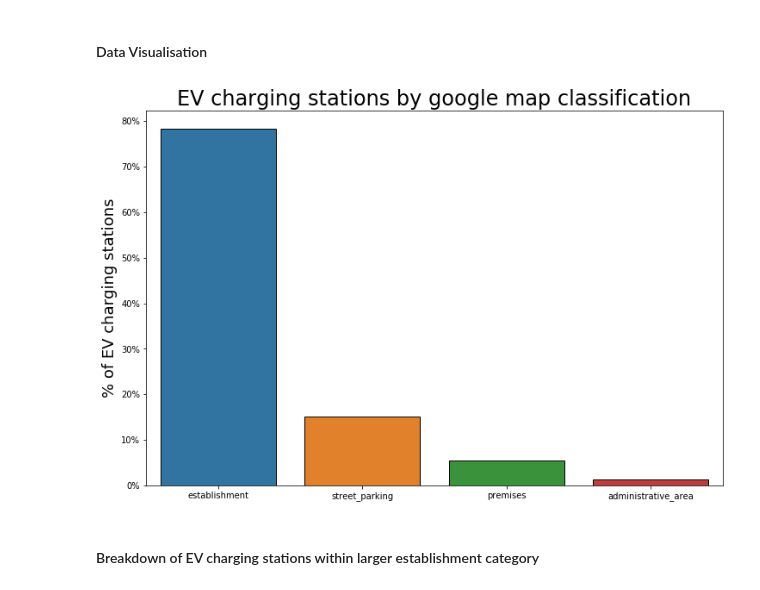
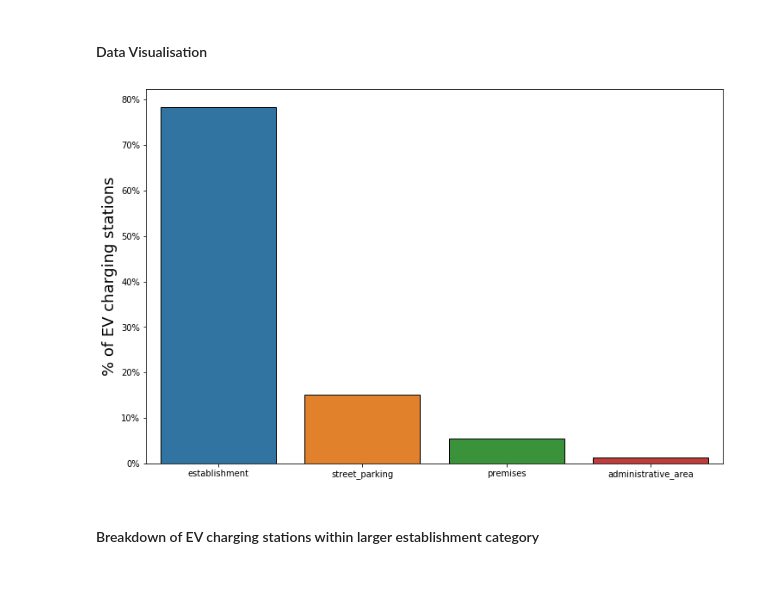
Before and after one commit to cdenbowjr/ev_chargepoint_prediction, a Jupyter notebook: notebooks/1.0-ced-chargepoint-analysis.ipynb, the cells around one changed output. Cells and saved outputs as stored; diff of their text form; code cells hidden in the pictures.

```diff
--- a/notebooks/1.0-ced-chargepoint-analysis.ipynb
+++ b/notebooks/1.0-ced-chargepoint-analysis.ipynb
@@ -213,18 +213,18 @@ import seaborn as sns
 # %%
 fig, ax = plt.subplots(figsize=(12, 8))
 sns.barplot(data=cat_list[['establishment', 'street_parking', 'premises',
                            'administrative_area']], estimator=np.mean, ci=None, ec='k')
-ax.set_title(
-    "EV charging stations by google map classification", fontsize=24)
+## ax.set_title("EV charging stations by google map classification", fontsize=24)
+
 #ax.set_xlabel("EV charging stations location", fontsize=18)
 ax.set_ylabel("% of EV charging stations", fontsize=18)
 
 plt.gca().set_yticklabels(['{:.0f}%'.format(x*100)
                            for x in plt.gca().get_yticks()])
 plt.savefig("../reports/figures/EV_charging_stations_breakdown.jpg", transparent=False,
             edgecolor='k', facecolor='w', pad_inches=0.1, bbox_inches='tight')
 # %% [output]
-[figure, old version]
+[figure, new version]
 # %% [markdown]
 #### Breakdown of EV charging stations within larger establishment category
 # %%
```
Also changed, not shown: 2 other files.
